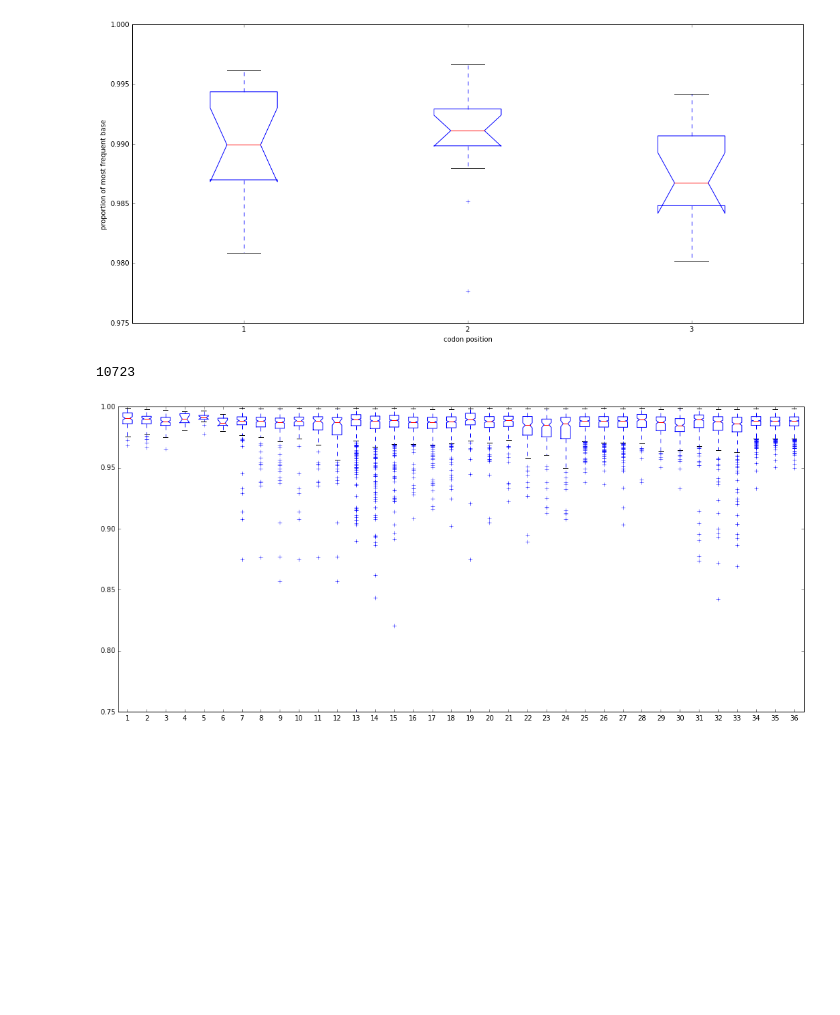
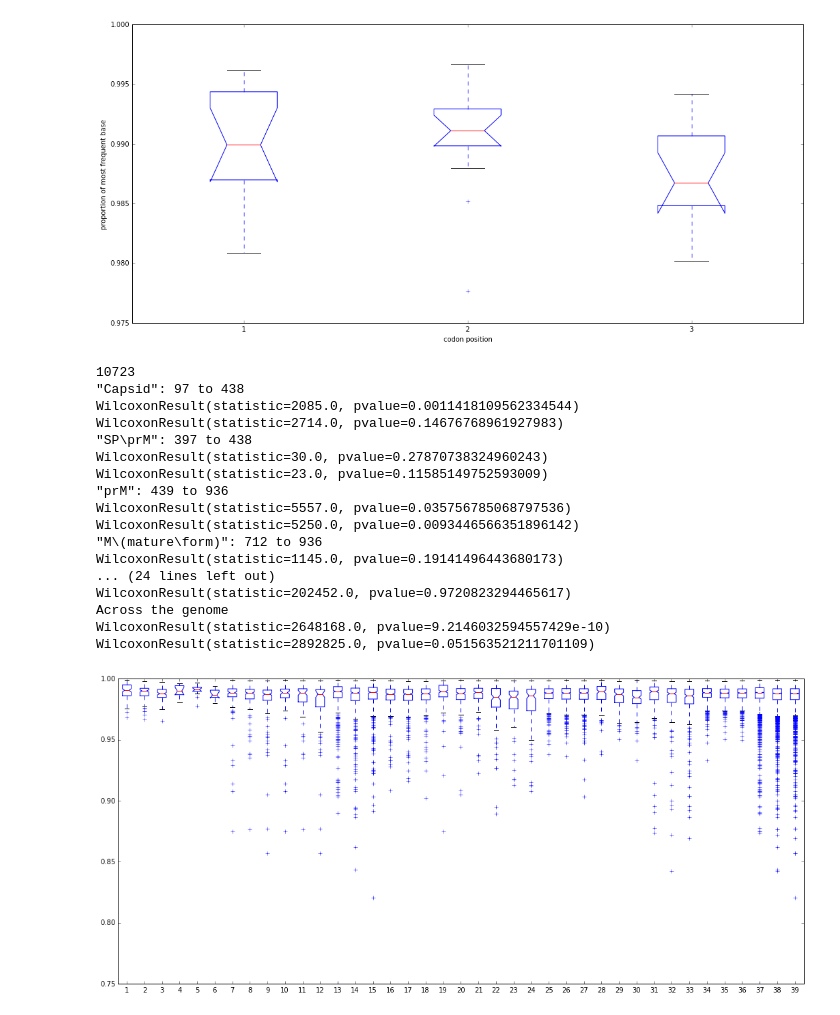
Before and after one commit to pvmarkov/DENGOMICS, a Jupyter notebook: scripts/denv_reads_analysis.ipynb, the cells around one changed output. Cells and saved outputs as stored; diff of their text form; code cells hidden in the pictures; blank space fills up the shorter version.

Commit message:
Added Willcoxon Signed Rank Test to compare codon positions by gene and overall

```diff
--- a/scripts/denv_reads_analysis.ipynb
+++ b/scripts/denv_reads_analysis.ipynb
@@ -171,24 +171,61 @@ plt.boxplot([codonpos1, codonpos2, codonpos3], 1)
 None # this removes lots of unwanted output that matplotlib throws out.
 # %% [output]
 [figure]
-# %%
-geneslist = list()
-print (len(majorbase_ratio))
-for x in annots_list:
-
-    if x.start>0 and x.end< len(majorbase_ratio) and 'UTR' not in x.name:
-        list1, list2, list3 = determin_codon_posit(x, majorbase_ratio)
-        geneslist.append (list1)
-        geneslist.append (list2)
-        geneslist.append (list3)
-
-%matplotlib inline
-rcParams['figure.figsize'] = 18, 8
-#plt.xlabel ('genome position')
-#plt.ylabel ('number of reads')
-#plt.axis ([0, 11000, 0.8, 1])
-plt.boxplot(geneslist, 1)
-None
-# %% [output]
-10723
-[figure, removed]
+# %%
+import scipy.stats
+geneslist = list()
+print (len(majorbase_ratio))
+#list1, list2, list3 = determin_codon_posit(x, majorbase_ratio)
+global_list1 = list()
+global_list2 = list()
+global_list3 = list()
+for x in annots_list:
+
+    if x.start>0 and x.end< len(majorbase_ratio) and 'UTR' not in x.name:
+        list1, list2, list3 = determin_codon_posit(x, majorbase_ratio) # provides three lists of majorbase_ratio values for positions 1, 2 and 3 over the length of segment x
+        geneslist.append (list1) # these three commands create list of lists...
+        geneslist.append (list2) # ...created by appending list of values for codon position1, then 2, then 3 for each gene in turn...
+        geneslist.append (list3) # ...as the loop goes through members of annots_list
+        list1_pruned = list1[0:-1]
+        list2_pruned = list2[0:-1]
+        global_list1.extend(list1_pruned) # these three create a list of values for...
+        global_list2.extend(list2_pruned) # ... codon positions 1, 2 and 3 throughout...
+        global_list3.extend(list3)        # ... the entire genome.
+        print (x)
+        print (scipy.stats.wilcoxon (list1_pruned, list3)) # Wilcoxon signed rank test on position 1 vs. position 3...
+        print (scipy.stats.wilcoxon (list2_pruned, list3)) # ...and pos2 vs. pos3 gene by gene
+
+%matplotlib inline
+rcParams['figure.figsize'] = 18, 8
+#plt.xlabel ('genome position')
+#plt.ylabel ('number of reads')
+#plt.axis ([0, 11000, 0.8, 1])
+print ("Across the genome")
+print (scipy.stats.wilcoxon (global_list1, global_list3)) # Wilcoxon signed rank test on position 1 vs. position 3...
+print (scipy.stats.wilcoxon (global_list2, global_list3)) # ...and pos2 vs. pos3 over entire genome
+
+geneslist.append (global_list1) # adds the list of all-genome lists in positions 1, 2 and 3 to...
+geneslist.append (global_list2) # ...the list of lists 'genelist', used to do the...
+geneslist.append (global_list3) # ... boxplot below
+plt.boxplot(geneslist, 1)
+
+None
+# %% [output]
+10723
+"Capsid": 97 to 438
+WilcoxonResult(statistic=2085.0, pvalue=0.0011418109562334544)
+WilcoxonResult(statistic=2714.0, pvalue=0.14676768961927983)
+"SP\prM": 397 to 438
+WilcoxonResult(statistic=30.0, pvalue=0.27870738324960243)
+WilcoxonResult(statistic=23.0, pvalue=0.11585149752593009)
+"prM": 439 to 936
+WilcoxonResult(statistic=5557.0, pvalue=0.035756785068797536)
+WilcoxonResult(statistic=5250.0, pvalue=0.0093446566351896142)
+"M\(mature\form)": 712 to 936
+WilcoxonResult(statistic=1145.0, pvalue=0.19141496443680173)
+... (24 lines left out)
+WilcoxonResult(statistic=202452.0, pvalue=0.9720823294465617)
+Across the genome
+WilcoxonResult(statistic=2648168.0, pvalue=9.2146032594557429e-10)
+WilcoxonResult(statistic=2892825.0, pvalue=0.051563521211701109)
+[figure, added]
```
